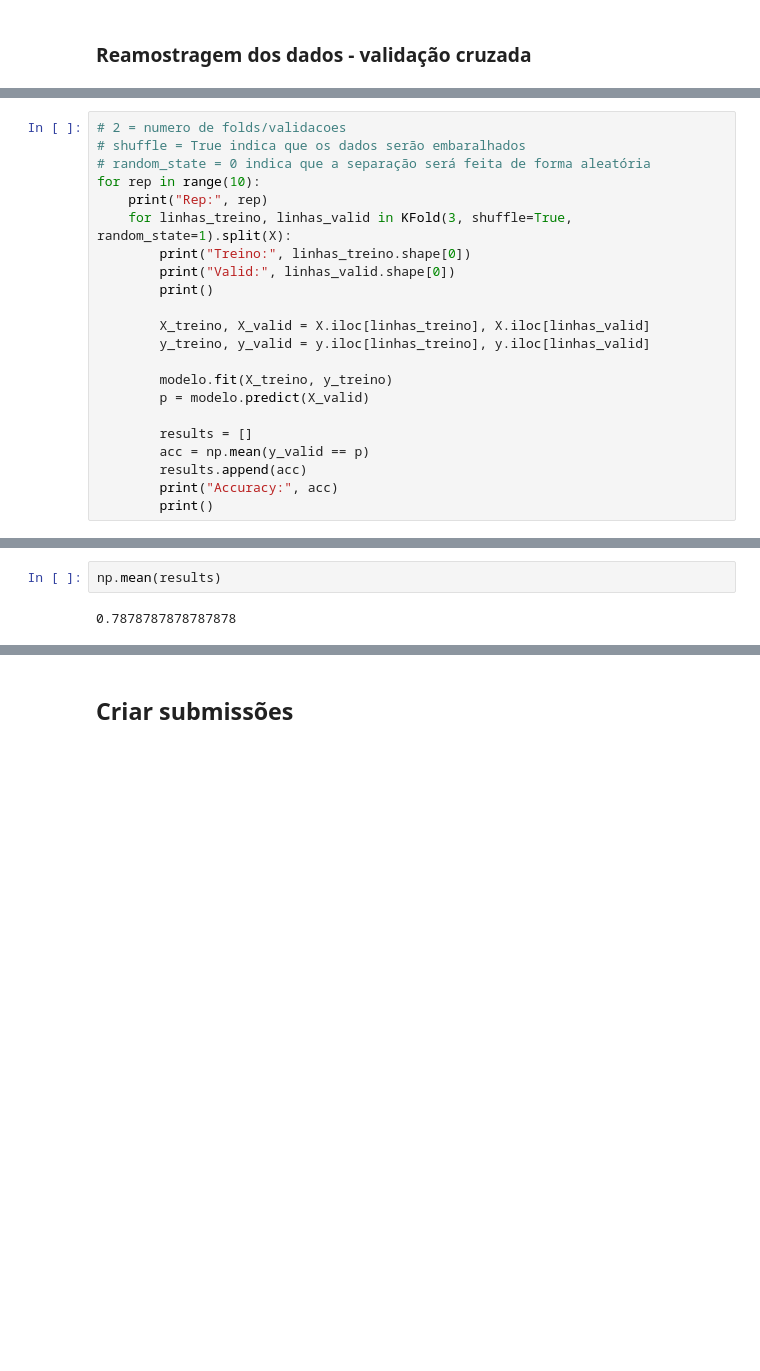
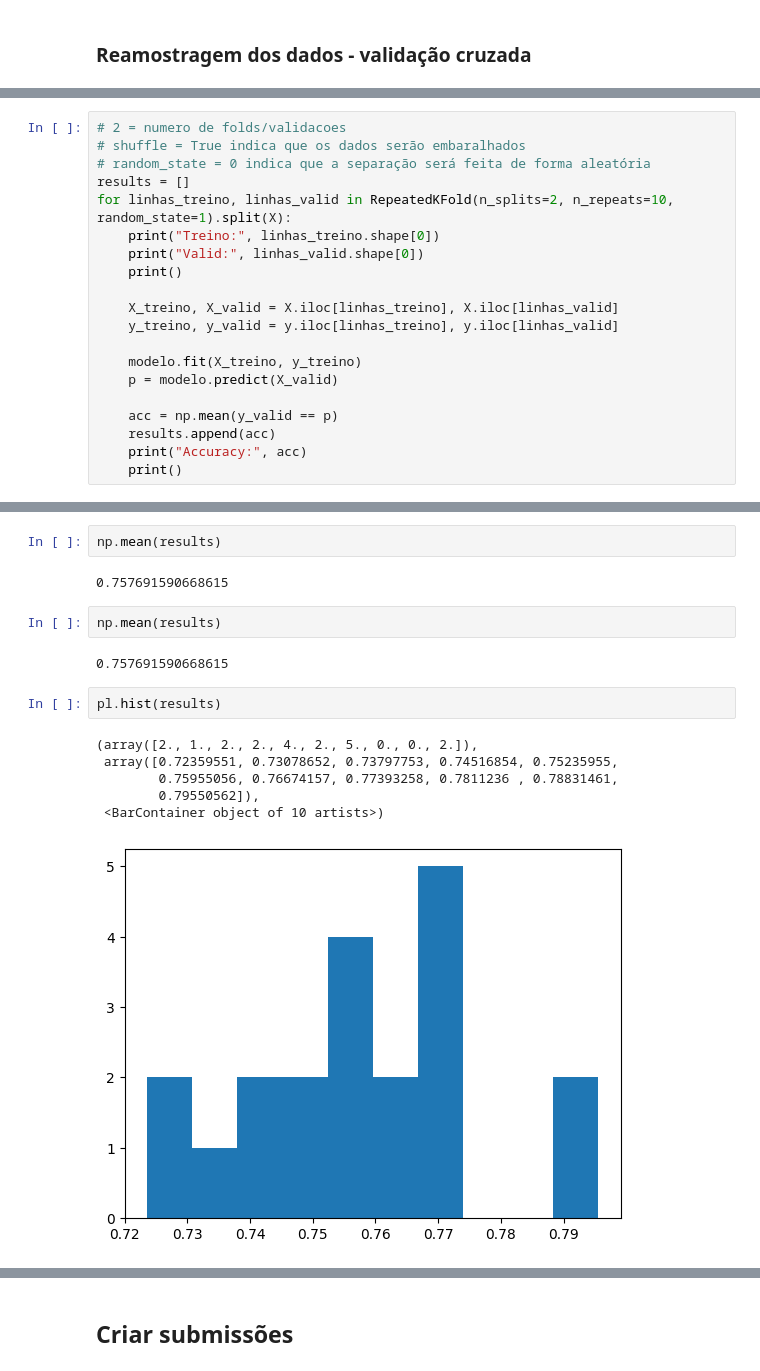
Before and after one commit to Anag0es/Titanic_competition, a Jupyter notebook: titanic.ipynb, the cells around one changed output, grey strips where cells are left out. Cells and saved outputs as stored; diff of their text form; blank space fills up the shorter version.

Commit message:
feat: novo treino com mais dados

```diff
--- a/titanic.ipynb
+++ b/titanic.ipynb
@@ -214,22 +239,20 @@ from sklearn.model_selection import KFold
 # 2 = numero de folds/validacoes
 # shuffle = True indica que os dados serão embaralhados
 # random_state = 0 indica que a separação será feita de forma aleatória
-for rep in range(10):
-    print("Rep:", rep)
-    for linhas_treino, linhas_valid in KFold(3, shuffle=True, random_state=1).split(X):
-        print("Treino:", linhas_treino.shape[0])
-        print("Valid:", linhas_valid.shape[0])
-        print()
+results = []
+for linhas_treino, linhas_valid in RepeatedKFold(n_splits=2, n_repeats=10, random_state=1).split(X):
+    print("Treino:", linhas_treino.shape[0])
+    print("Valid:", linhas_valid.shape[0])
+    print()
 
-        X_treino, X_valid = X.iloc[linhas_treino], X.iloc[linhas_valid]
-        y_treino, y_valid = y.iloc[linhas_treino], y.iloc[linhas_valid]
+    X_treino, X_valid = X.iloc[linhas_treino], X.iloc[linhas_valid]
+    y_treino, y_valid = y.iloc[linhas_treino], y.iloc[linhas_valid]
 
-        modelo.fit(X_treino, y_treino)
-        p = modelo.predict(X_valid)
+    modelo.fit(X_treino, y_treino)
+    p = modelo.predict(X_valid)
 
-        results = []
-        acc = np.mean(y_valid == p)
-        results.append(acc)
-        print("Accuracy:", acc)
-        print()
+    acc = np.mean(y_valid == p)
+    results.append(acc)
+    print("Accuracy:", acc)
+    print()
 # %% [output]
@@ -253,4 +276,17 @@ Accuracy: 0.7878787878787878
 # %%
 np.mean(results)
 # %% [output]
-0.7878787878787878
+0.757691590668615
+# %%
+np.mean(results)
+# %% [output]
+0.757691590668615
+# %%
+pl.hist(results)
+# %% [output]
+(array([2., 1., 2., 2., 4., 2., 5., 0., 0., 2.]),
+ array([0.72359551, 0.73078652, 0.73797753, 0.74516854, 0.75235955,
+        0.75955056, 0.76674157, 0.77393258, 0.7811236 , 0.78831461,
+        0.79550562]),
+ <BarContainer object of 10 artists>)
+[figure, added]
```
Also changed, not shown: parts of 10 cells of this notebook, 1 other file.
